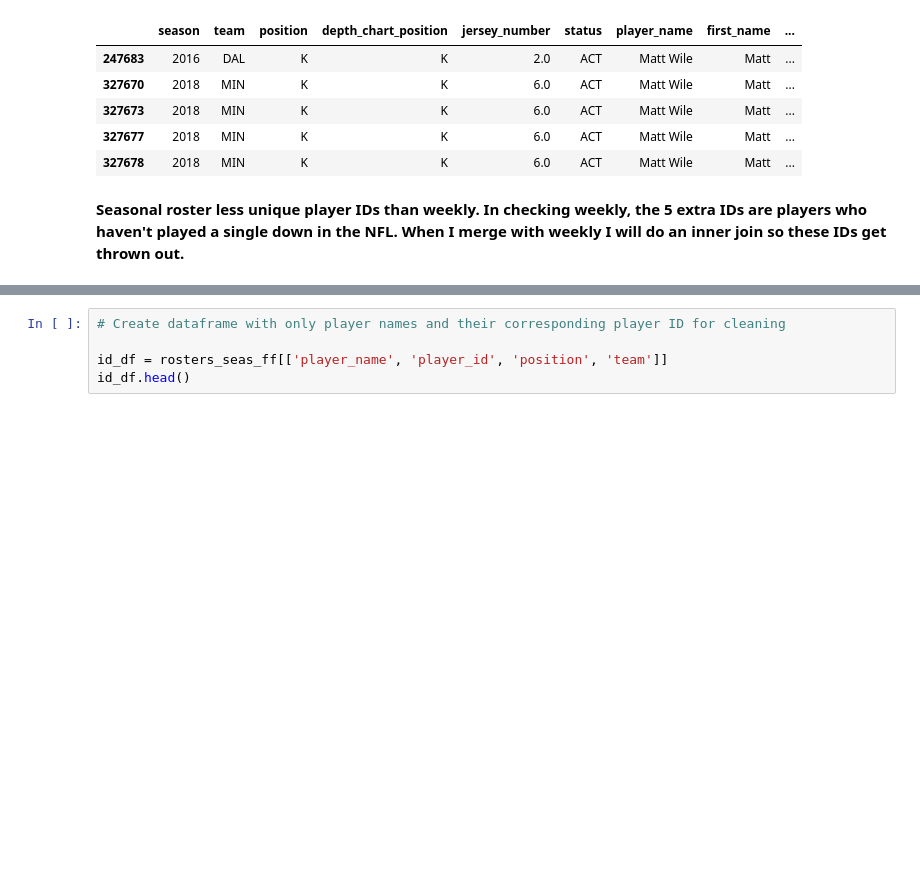
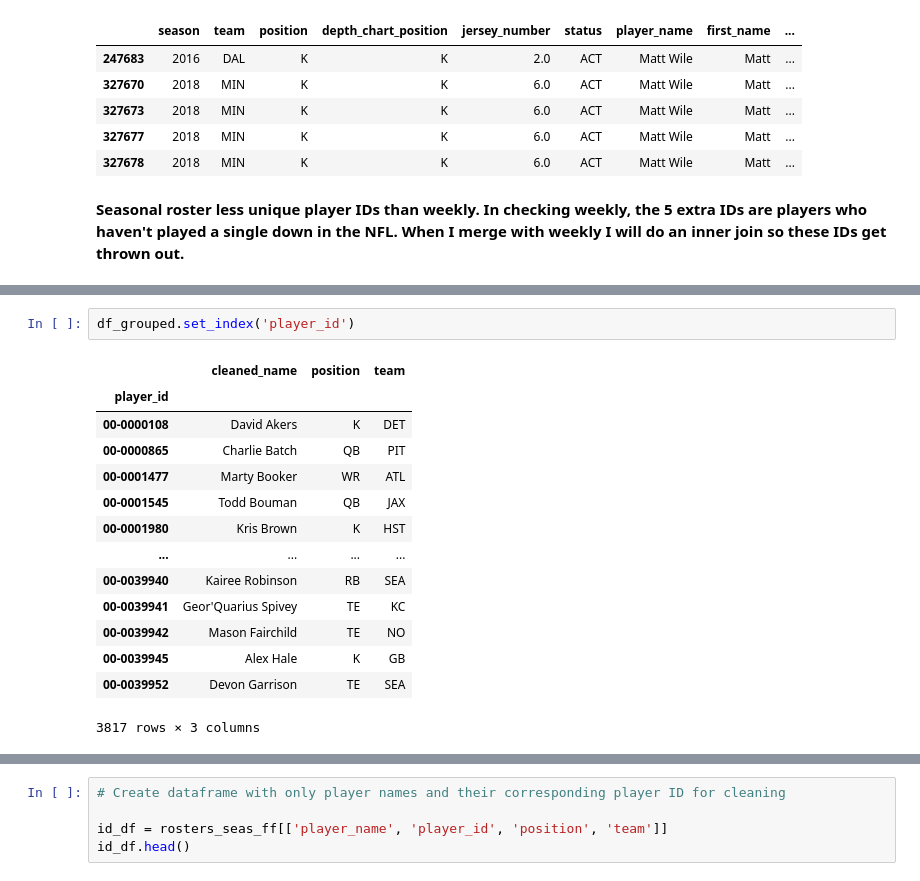
Before and after one commit to nicriv831/NFL-Injury-Risk, a Jupyter notebook: 1-Import_and_Standardize.ipynb, the cells around one changed output, grey strips where cells are left out. Drawn from its saved outputs; the diff is of its cells as text; blank space fills up the shorter version.

```diff
--- a/1-Import_and_Standardize.ipynb
+++ b/1-Import_and_Standardize.ipynb
@@ -293,0 +331,17 @@ for id in ids_in_weekly_not_in_season:
+# %%
+df_grouped.set_index('player_id')
+# %% [output]
+|  | cleaned_name | position | team |
+| player_id |  |  |  |
+| 00-0000108 | David Akers | K | DET |
+| 00-0000865 | Charlie Batch | QB | PIT |
+| 00-0001477 | Marty Booker | WR | ATL |
+| 00-0001545 | Todd Bouman | QB | JAX |
+| 00-0001980 | Kris Brown | K | HST |
+| ... | ... | ... | ... |
+| 00-0039940 | Kairee Robinson | RB | SEA |
+| 00-0039941 | Geor'Quarius Spivey | TE | KC |
+| 00-0039942 | Mason Fairchild | TE | NO |
+| 00-0039945 | Alex Hale | K | GB |
+| 00-0039952 | Devon Garrison | TE | SEA |
+3817 rows × 3 columns
```
Also changed, not shown: parts of 12 cells of this notebook, 4 other files.
